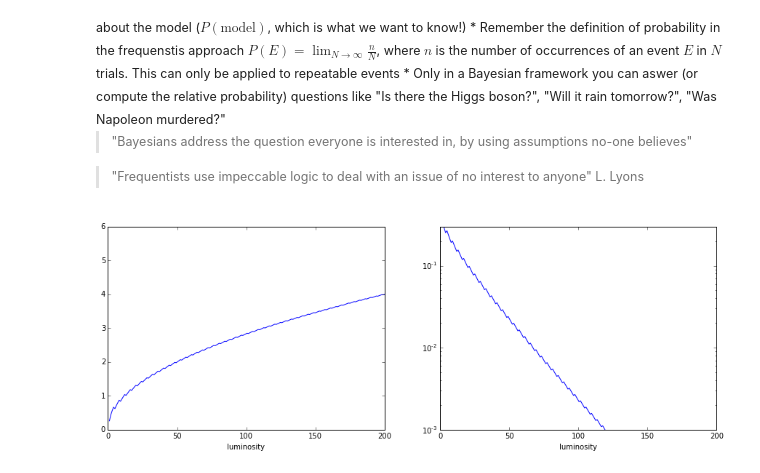
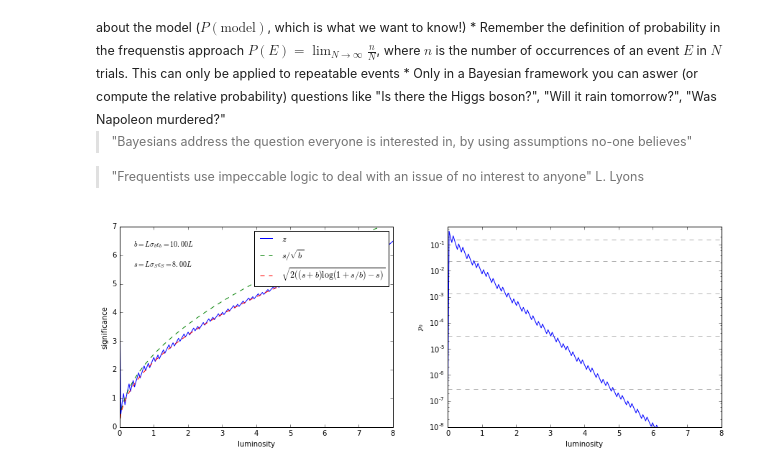
Before and after one commit to wiso/StatisticsLectures, a Jupyter notebook: Lecture1.ipynb, the cells around one changed output. Drawn from its saved outputs; the diff is of its cells as text; code cells hidden in the pictures.

```diff
--- a/Lecture1.ipynb
+++ b/Lecture1.ipynb
@@ -203,12 +219,12 @@ def get_significance(p_value, onetail=True):
 # %%
 table = '<table float="left"><tr><td>p-value</td><td>z (one tail)</td><td>z (two tails)</td></tr>'
 for p_value in np.logspace(-1, -8, 8):
-    table += "<tr><td>%.5g</td><td>%.3f</td><td>%.3f</td></tr>" % (p_value, get_significance(p_value), get_significance(p_value, False))
+    table += "<tr><td>%.5g</td><td>%.3f</td><td>%.3f</td></tr>" % (p_value, p2z(p_value), p2z(p_value, False))
 table += "</table>"
 
 table += '<table float="left"><tr><td>z (one tail)</td><td>p-value</td></tr>'
 for z in np.arange(1, 7):
-    pvalue = stats.norm.sf(z)
+    pvalue = z2p(z)
     table += "<tr><td>%.2f</td><td>%.2g</td></tr>" % (z, pvalue)
 table += "</table>"
 # %%
@@ -278,9 +294,8 @@ p-value: 0.072160  z: 1.46  s/sqrt(b): 1.41
 L. Lyons
 </small>
 # %%
-def eval_sensitivity(signal_efficiency=0.8, bkg_rejection=10):
-    bkg_xsec = 1000.; signal_xsec_exp = 1.
-    luminosities = np.linspace(0., 200., 200)
+def eval_sensitivity(bkg_xsec=1000, signal_xsec_exp=10., signal_efficiency=0.8, bkg_rejection=100, max_lumi=8.):
+    luminosities = np.linspace(1E-9, max_lumi, 200)
 
     pvalues, zs = [], []
     for lumi in luminosities:
@@ -288,16 +303,35 @@ def eval_sensitivity(signal_efficiency=0.8, bkg_rejection=10):
         nbkg_exp = lumi * bkg_xsec / bkg_rejection
         p_value = stats.poisson.sf(nsignal_exp + nbkg_exp, nbkg_exp)
         pvalues.append(p_value)
-        zs.append(get_significance(p_value))
+        zs.append(p2z(p_value))
+
+    s = luminosities * signal_xsec_exp * signal_efficiency
+    b = luminosities * bkg_xsec / bkg_rejection
+
+    approximation_z = s / np.sqrt(b)
+    formula_z = np.sqrt(2 * ((s + b) * np.log(1 + s / b) - s))
 
     fig, axs = plt.subplots(1, 2, figsize=(15, 5))
-    axs[0].plot(luminosities, zs)
-    axs[0].set_ylim(0, 6); axs[1].set_ylim(0.001, 0.3)
+    axs[0].plot(luminosities, zs, label='$z$')
+    axs[0].plot(luminosities, approximation_z, '--', label='$s/\sqrt{b}$')
+    axs[0].plot(luminosities, formula_z, '--', label='$\sqrt{2 ((s + b)  \log(1 + s / b) - s)}$')
+    axs[0].set_ylim(0, 7); axs[1].set_ylim(1E-8, 0.5)
+    axs[0].set_ylabel('significance')
+    axs[0].legend()
+    axs[0].text(0.05, 0.8, '$s=L\sigma_S\epsilon_S = %.2f L$' % (signal_xsec_exp * signal_efficiency), transform=axs[0].transAxes)
+    axs[0].text(0.05, 0.9, '$b=L\sigma_b\epsilon_b = %.2f L$' % (bkg_xsec / bkg_rejection), transform=axs[0].transAxes)
     axs[1].semilogy(luminosities, pvalues)
+    axs[1].set_ylabel('$p_0$')
+
+    axs[1].hlines([z2p(z) for z in range(7)], 1E-9, max_lumi, linestyles='--', alpha=0.3)
 
     for ax in axs.flat:
         ax.set_xlabel('luminosity')
 # %%
-eval_sensitivity = interact(eval_sensitivity, signal_efficiency=(0.7, 1, 0.01), bkg_rejection=(3, 500, 10))
+eval_sensitivity = interact(eval_sensitivity, bkg_xsec=(10, 10000),
+                            signal_xsec_exp=(0.1, 20),
+                            signal_efficiency=(0.7, 1, 0.01),
+                            bkg_rejection=(3, 500, 10),
+                            max_lumi=(1, 100))
 # %% [output]
-[figure, old version]
+[figure, new version]
```
Also changed, not shown: parts of 37 cells of this notebook.
